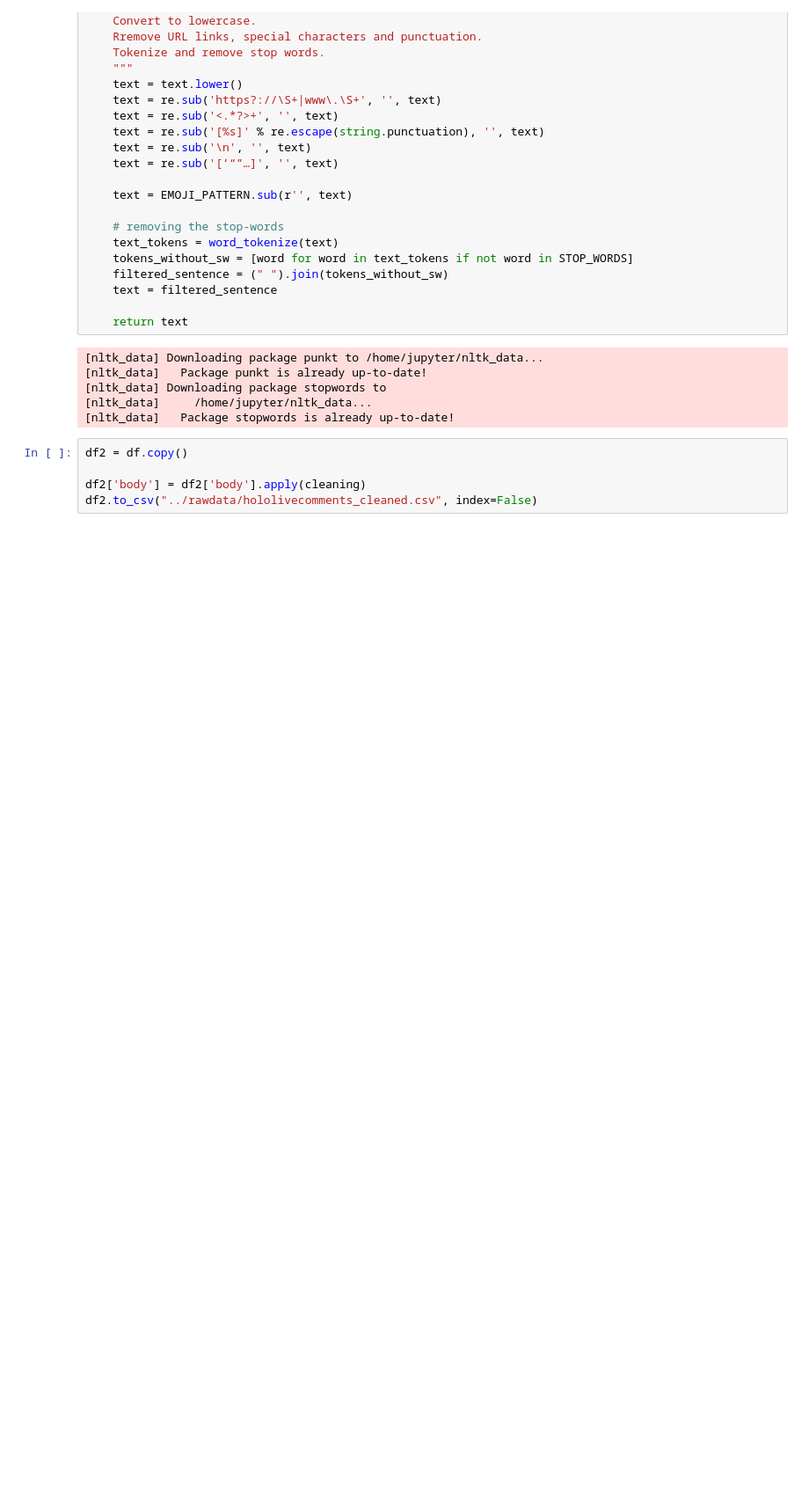
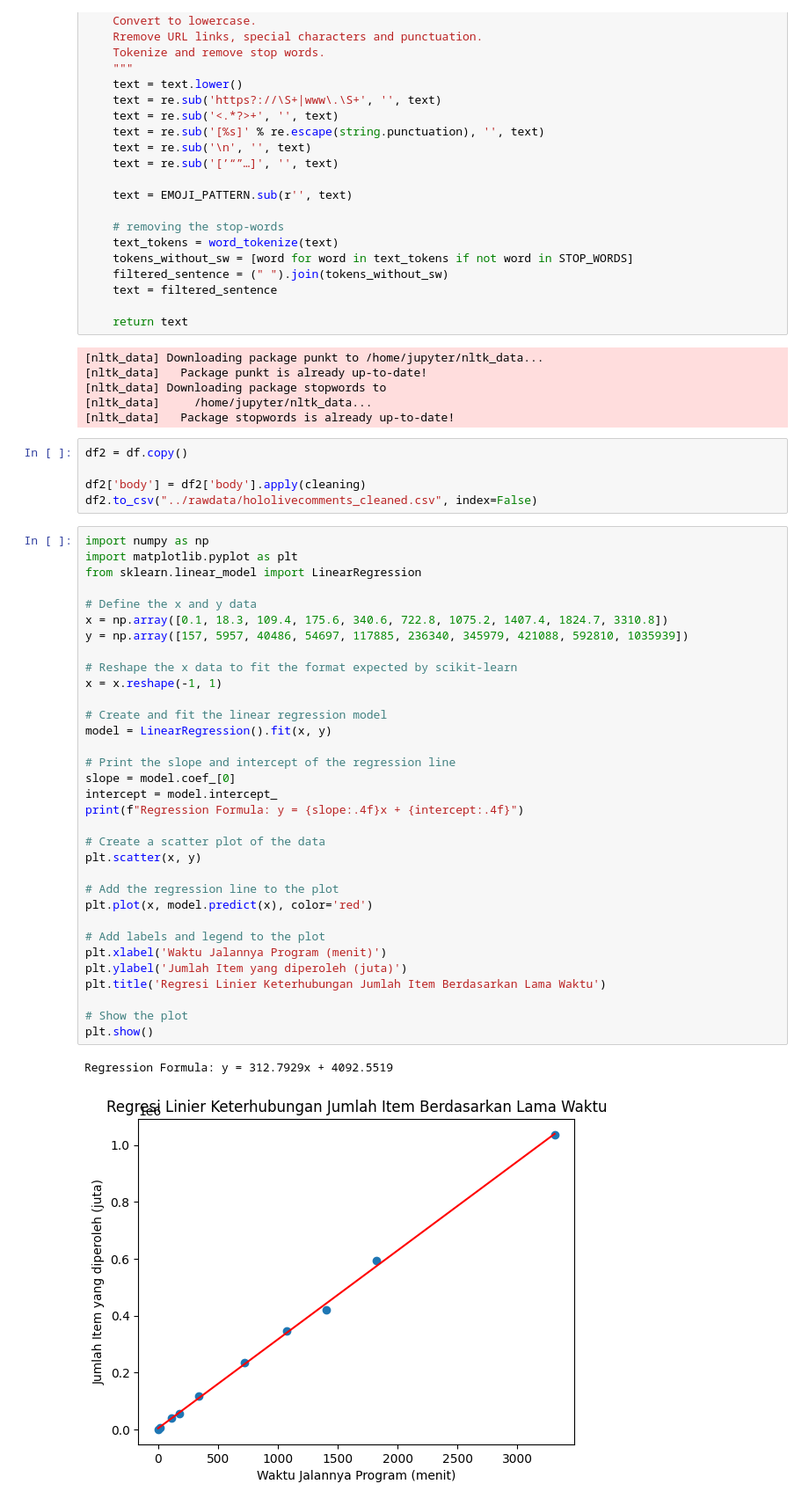
Before and after one commit to thefathan/RedditCrawler, a Jupyter notebook: src/dataprocess.ipynb, the cells around one changed output. Shown at 88% size. Cells and saved outputs as stored; diff of their text form; blank space fills up the shorter version.

```diff
--- a/src/dataprocess.ipynb
+++ b/src/dataprocess.ipynb
@@ -106,6 +106,42 @@ df2 = df.copy()
 
 df2['body'] = df2['body'].apply(cleaning)
 df2.to_csv("../rawdata/hololivecomments_cleaned.csv", index=False)
+# %%
+import numpy as np
+import matplotlib.pyplot as plt
+from sklearn.linear_model import LinearRegression
+
+# Define the x and y data
+x = np.array([0.1, 18.3, 109.4, 175.6, 340.6, 722.8, 1075.2, 1407.4, 1824.7, 3310.8])
+y = np.array([157, 5957, 40486, 54697, 117885, 236340, 345979, 421088, 592810, 1035939])
+
+# Reshape the x data to fit the format expected by scikit-learn
+x = x.reshape(-1, 1)
+
+# Create and fit the linear regression model
+model = LinearRegression().fit(x, y)
+
+# Print the slope and intercept of the regression line
+slope = model.coef_[0]
+intercept = model.intercept_
+print(f"Regression Formula: y = {slope:.4f}x + {intercept:.4f}")
+
+# Create a scatter plot of the data
+plt.scatter(x, y)
+
+# Add the regression line to the plot
+plt.plot(x, model.predict(x), color='red')
+
+# Add labels and legend to the plot
+plt.xlabel('Waktu Jalannya Program (menit)')
+plt.ylabel('Jumlah Item yang diperoleh (juta)')
+plt.title('Regresi Linier Keterhubungan Jumlah Item Berdasarkan Lama Waktu')
+
+# Show the plot
+plt.show()
+# %% [output]
+Regression Formula: y = 312.7929x + 4092.5519
+[figure, added]
 # %%
 import numpy as np
 import matplotlib.pyplot as plt
```
Also changed, not shown: parts of 1 cell of this notebook.
